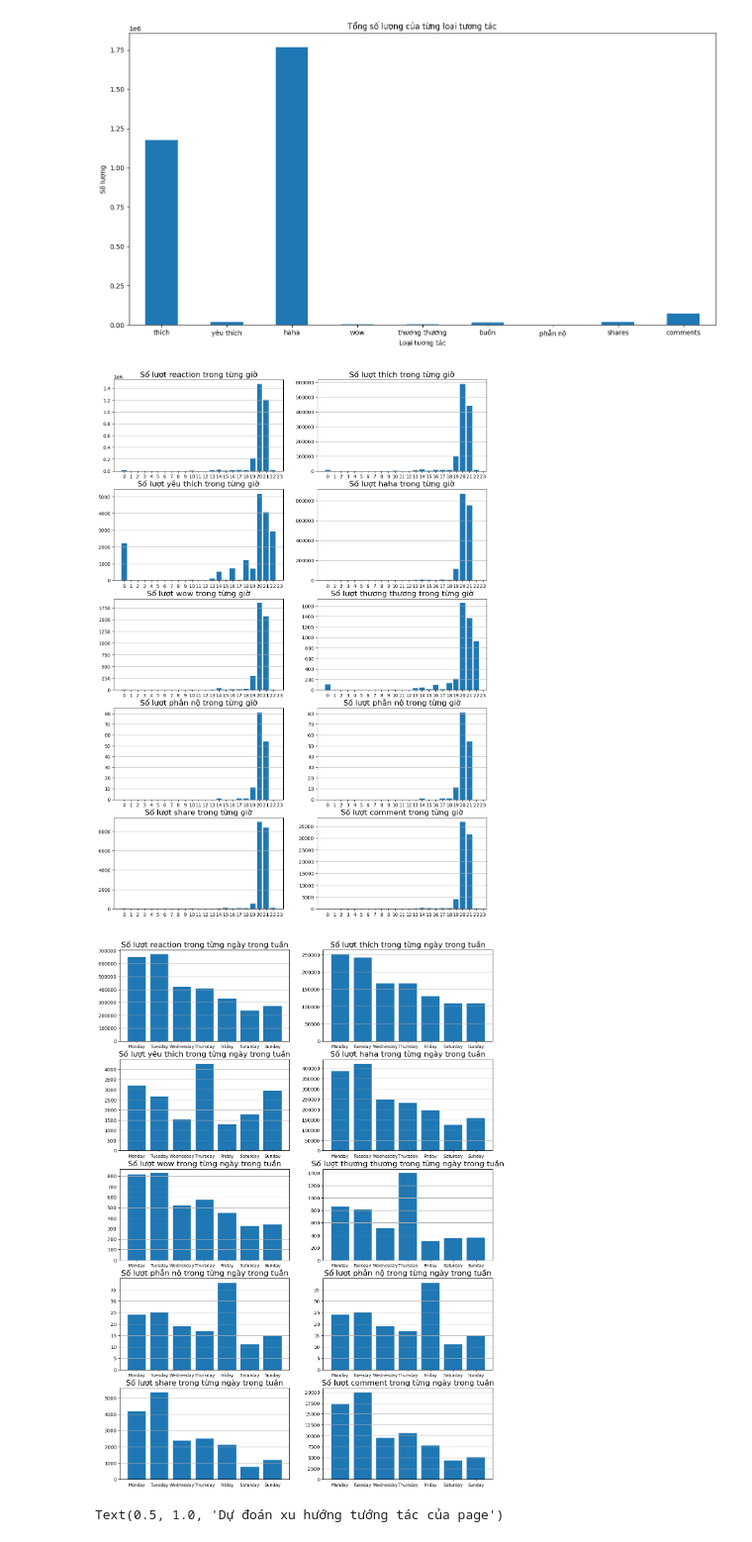
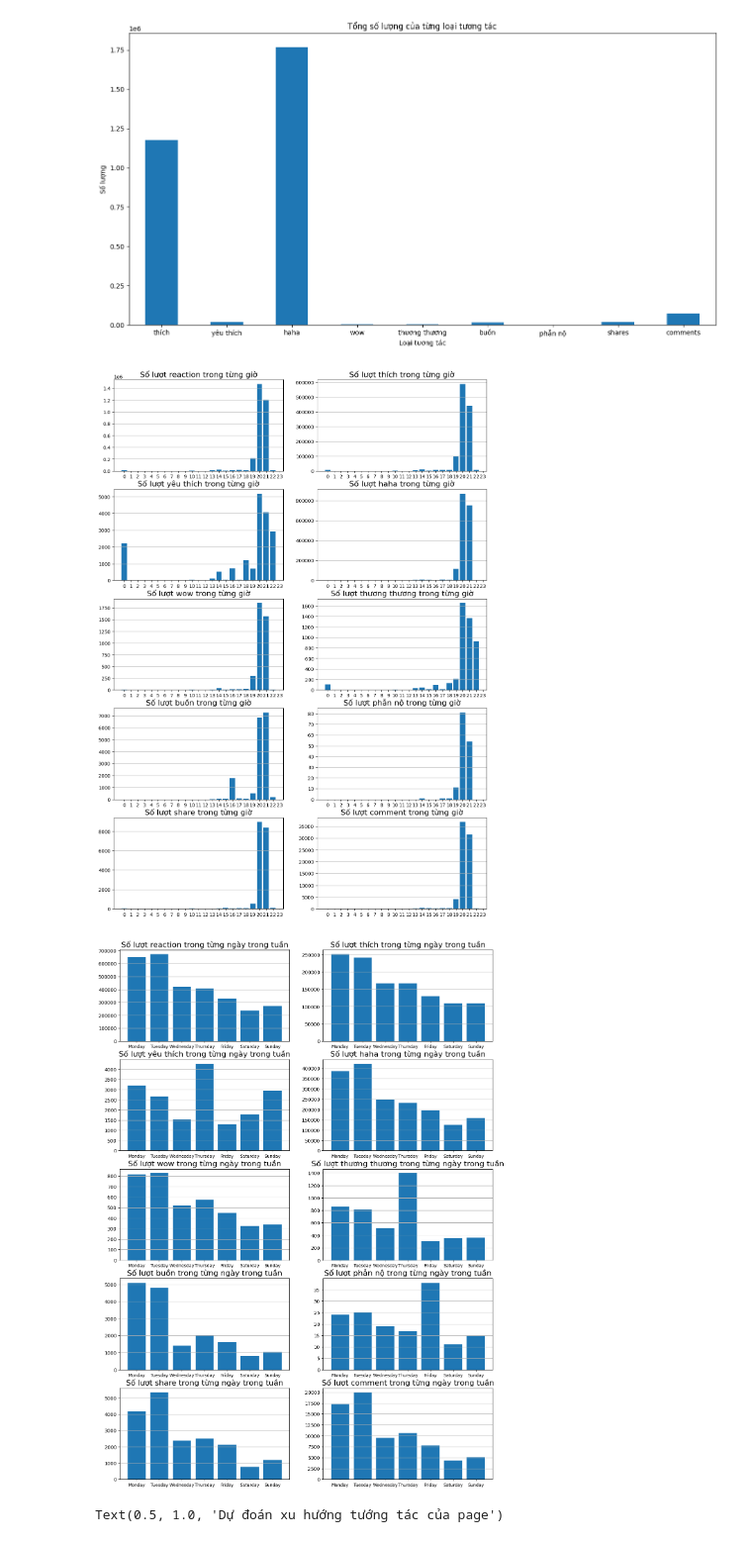
Before and after one commit to nqtuan2553/final-project, a Jupyter notebook: 3.Reaction_analyze.ipynb, the cells around one changed output. Shown at 99% size. Drawn from its saved outputs; the diff is of its cells as text; code cells hidden in the pictures.

```diff
--- a/3.Reaction_analyze.ipynb
+++ b/3.Reaction_analyze.ipynb
@@ -202,9 +202,9 @@ ax6.set_xticks(list(range(24)))
 ax6.grid(axis='y')
 
 ax7 = plt.subplot2grid((5, 2), (3,0))
-a = df.groupby('hour')['phẫn nộ'].sum().reset_index()
-ax7.bar(a['hour'], a['phẫn nộ'])
-ax7.set_title("Số lượt phẫn nộ trong từng giờ", fontdict={'size': 16})
+a = df.groupby('hour')['buồn'].sum().reset_index()
+ax7.bar(a['hour'], a['buồn'])
+ax7.set_title("Số lượt buồn trong từng giờ", fontdict={'size': 16})
 ax7.set_xticks(list(range(24)))
 ax7.grid(axis='y')
 
@@ -229,7 +229,7 @@ ax10.set_title("Số lượt comment trong từng giờ", fontdict={'size': 16})
 ax10.set_xticks(list(range(24)))
 ax10.grid(axis='y')
 # %% [output]
-[figure, old version]
+[figure, new version]
 # %%
 day_of_week_number = {
     'Monday': 2,
@@ -298,42 +298,42 @@ ax6.tick_params(axis='x', labelsize=9)
 ax6.grid(axis='y')
 
 ax7 = plt.subplot2grid((5, 2), (3,0))
-a = df.groupby('day_of_week')['phẫn nộ'].sum().reset_index()
+a = df.groupby('day_of_week')['buồn'].sum().reset_index()
 a['day_of_week_number'] = a['day_of_week'].map(day_of_week_number)
 a = a.sort_values(by='day_of_week_number', ascending=True)
-ax7.bar(a['day_of_week'], a['phẫn nộ'])
-ax7.set_title("Số lượt phẫn nộ trong từng ngày trong tuần", fontdict={'size': 16})
+ax7.bar(a['day_of_week'], a['buồn'])
+ax7.set_title("Số lượt buồn trong từng ngày trong tuần", fontdict={'size': 16})
 ax7.tick_params(axis='x', labelsize=9)
 ax7.grid(axis='y')
 
 ax8 = plt.subplot2grid((5, 2), (3, 1))
 a = df.groupby('day_of_week')['phẫn nộ'].sum().reset_index()
 a['day_of_week_number'] = a['day_of_week'].map(day_of_week_number)
 a = a.sort_values(by='day_of_week_number', ascending=True)
 ax8.bar(a['day_of_week'], a['phẫn nộ'])
 ax8.set_title("Số lượt phẫn nộ trong từng ngày trong tuần", fontdict={'size': 16})
 ax8.tick_params(axis='x', labelsize=9)
 ax8.grid(axis='y')
 
 ax9 = plt.subplot2grid((5, 2), (4, 0))
 a = df.groupby('day_of_week')['shares'].sum().reset_index()
 a['day_of_week_number'] = a['day_of_week'].map(day_of_week_number)
 a = a.sort_values(by='day_of_week_number', ascending=True)
 ax9.bar(a['day_of_week'], a['shares'])
 ax9.set_title("Số lượt share trong từng ngày trong tuần", fontdict={'size': 16})
 ax9.tick_params(axis='x', labelsize=9)
 ax9.grid(axis='y')
 
 ax10 = plt.subplot2grid((5, 2), (4, 1))
 a = df.groupby('day_of_week')['comments'].sum().reset_index()
 a['day_of_week_number'] = a['day_of_week'].map(day_of_week_number)
 a = a.sort_values(by='day_of_week_number', ascending=True)
 ax10.bar(a['day_of_week'], a['comments'])
 ax10.set_title("Số lượt comment trong từng ngày trong tuần", fontdict={'size': 16})
 ax10.tick_params(axis='x', labelsize=9)
 ax10.grid(axis='y')
 # %% [output]
-[figure, old version]
+[figure, new version]
 # %%
 df_data = pd.DataFrame()
 df_data["Số thứ tự của bài đăng"] = df.index
```
